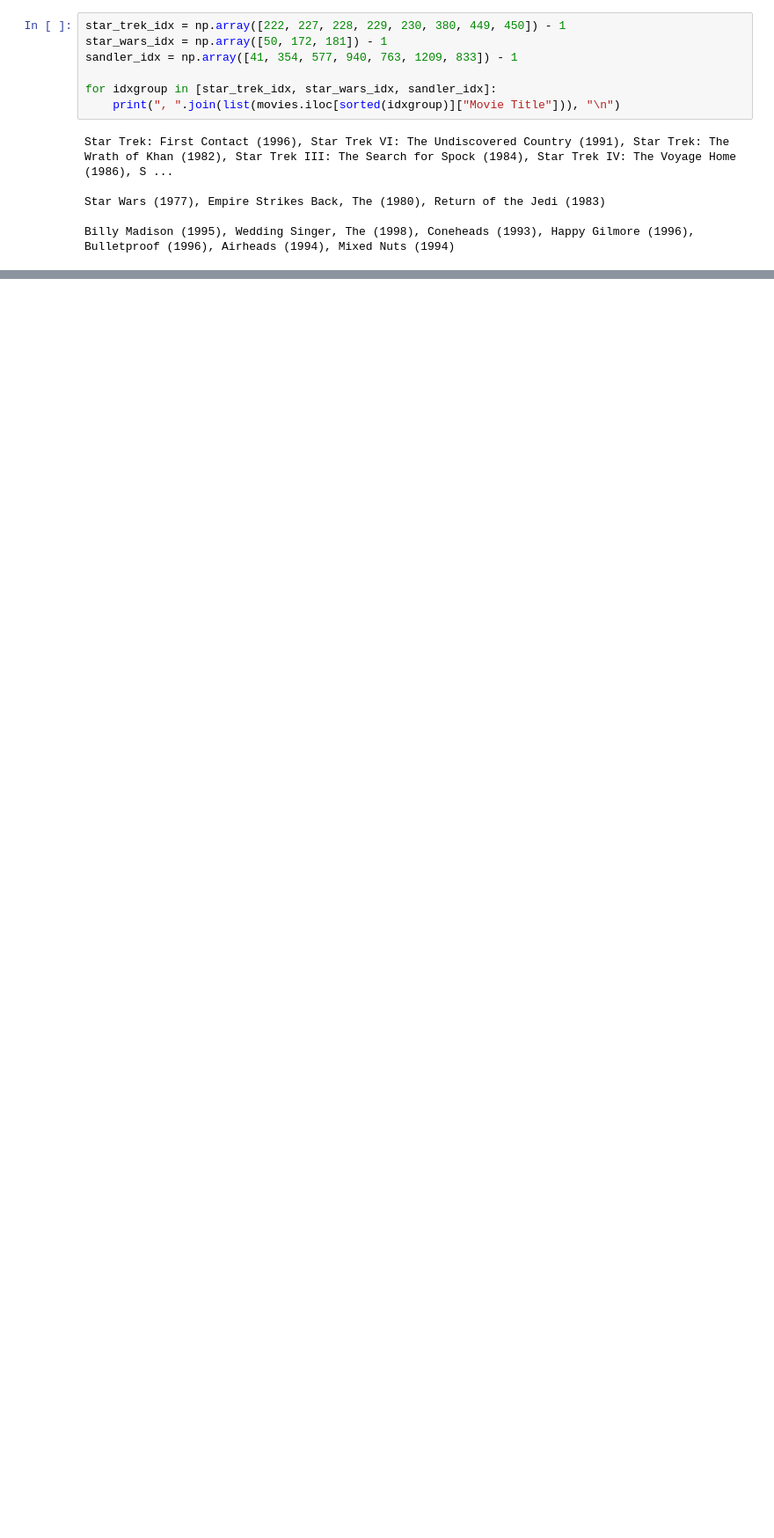
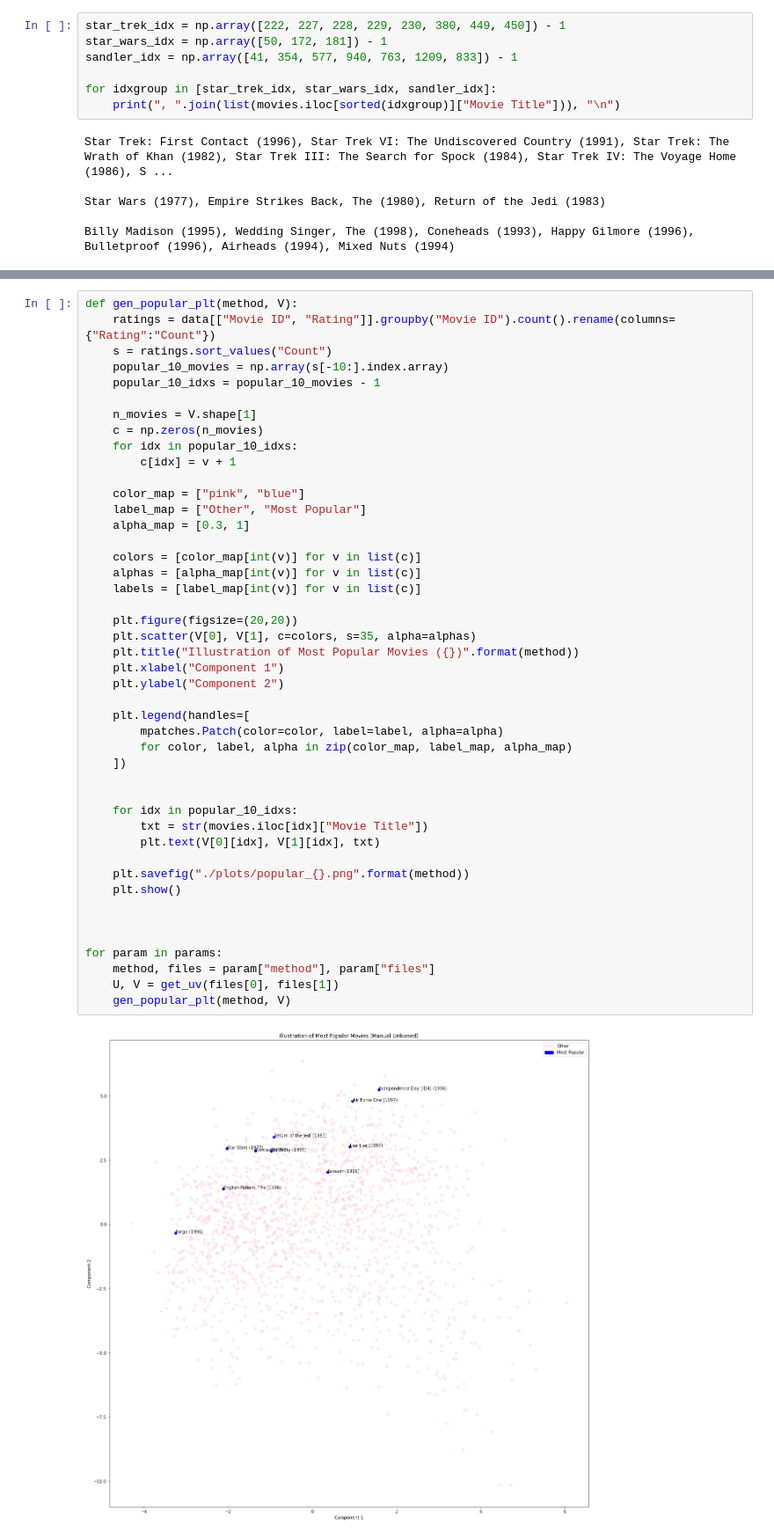
Before and after one commit to ianfowler/CS155-Project-2, a Jupyter notebook: Visualization Pt 2.ipynb, the cells around one changed output, grey strips where cells are left out. Shown at 88% size. Saved outputs shown, nothing was run; the diff lists cells and outputs as text; blank space fills up the shorter version.

```diff
--- a/Visualization Pt 2.ipynb
+++ b/Visualization Pt 2.ipynb
@@ -214,0 +302,47 @@ Billy Madison (1995), Wedding Singer, The (1998), Coneheads (1993), Happy Gilmor
+# %%
+def gen_popular_plt(method, V):
+    ratings = data[["Movie ID", "Rating"]].groupby("Movie ID").count().rename(columns={"Rating":"Count"})
+    s = ratings.sort_values("Count")
+    popular_10_movies = np.array(s[-10:].index.array)
+    popular_10_idxs = popular_10_movies - 1
+
+    n_movies = V.shape[1]
+    c = np.zeros(n_movies)
+    for idx in popular_10_idxs:
+        c[idx] = v + 1
+
+    color_map = ["pink", "blue"]
+    label_map = ["Other", "Most Popular"]
+    alpha_map = [0.3, 1]
+
+    colors = [color_map[int(v)] for v in list(c)]
+    alphas = [alpha_map[int(v)] for v in list(c)]
+    labels = [label_map[int(v)] for v in list(c)]
+
+    plt.figure(figsize=(20,20))
+    plt.scatter(V[0], V[1], c=colors, s=35, alpha=alphas)
+    plt.title("Illustration of Most Popular Movies ({})".format(method))
+    plt.xlabel("Component 1")
+    plt.ylabel("Component 2")
+
+    plt.legend(handles=[
+        mpatches.Patch(color=color, label=label, alpha=alpha)
+        for color, label, alpha in zip(color_map, label_map, alpha_map)
+    ])
+
+
+    for idx in popular_10_idxs:
+        txt = str(movies.iloc[idx]["Movie Title"])
+        plt.text(V[0][idx], V[1][idx], txt)
+
+    plt.savefig("./plots/popular_{}.png".format(method))
+    plt.show()
+
+
+
+for param in params:
+    method, files = param["method"], param["files"]
+    U, V = get_uv(files[0], files[1])
+    gen_popular_plt(method, V)
+# %% [output]
+[figure, added]
```
Also changed, not shown: parts of 6 cells of this notebook, 12 other files.
